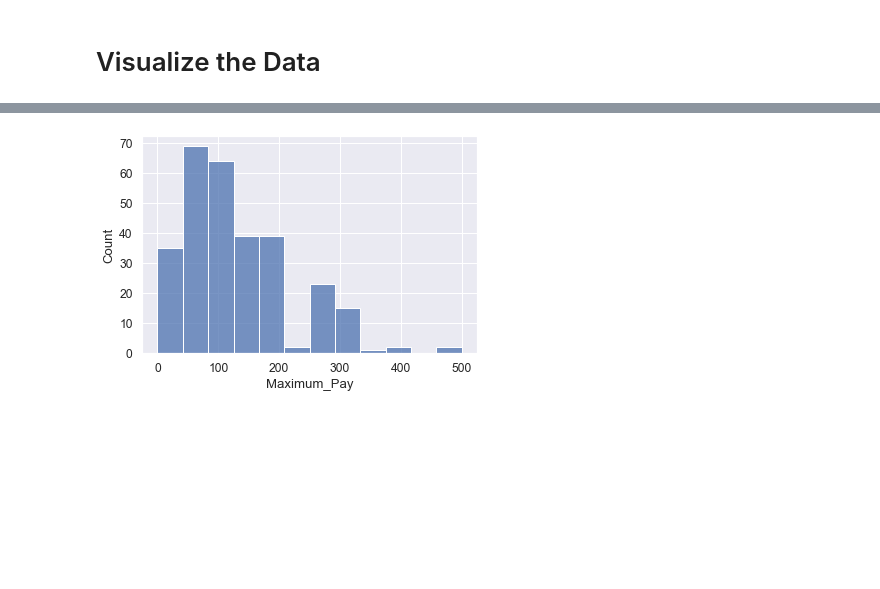
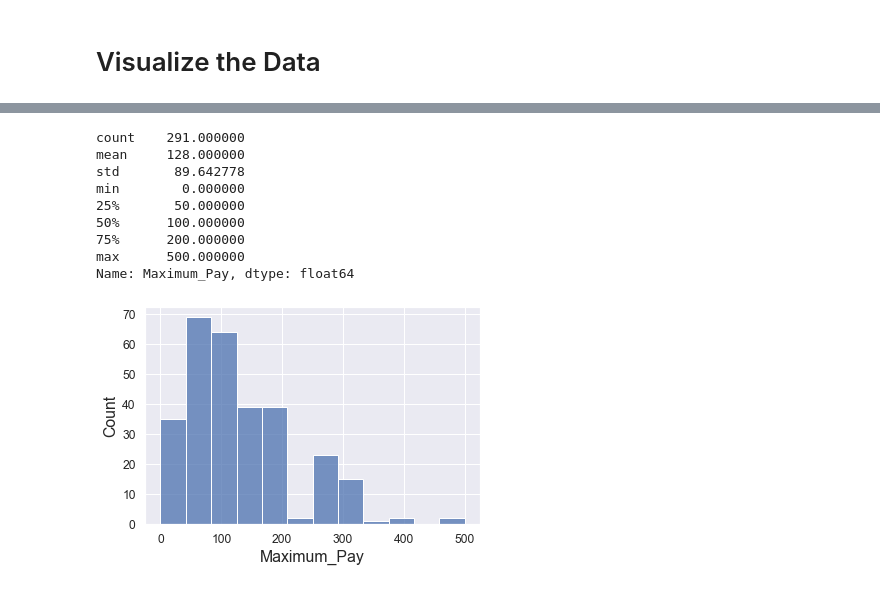
Before and after one commit to markhary/emba912_survey, a Jupyter notebook: ruby.ipynb, the cells around one changed output, grey strips where cells are left out. Saved outputs shown, nothing was run; the diff lists cells and outputs as text; code cells hidden in the pictures; blank space fills up the shorter version.

```diff
--- a/ruby.ipynb
+++ b/ruby.ipynb
@@ -161,7 +207,17 @@ create_countplot("Home")
 # %%
 survey_data_filtered = survey_data[survey_data["Maximum_Pay"]<1000]["Maximum_Pay"]
 chart = sns.histplot(data=survey_data_filtered)
-save_figure(chart.get_figure(), '3_histogram')
-survey_data_filtered.descri
+increase_axes(chart);
+save_figure(chart.get_figure(), 'Maximum_Pay')
+survey_data_filtered.describe()
 # %% [output]
+count    291.000000
+mean     128.000000
+std       89.642778
+min        0.000000
+25%       50.000000
+50%      100.000000
+75%      200.000000
+max      500.000000
+Name: Maximum_Pay, dtype: float64
-[figure, old version]
+[figure, new version]
```
Also changed, not shown: parts of 13 cells of this notebook, 4 other files.
